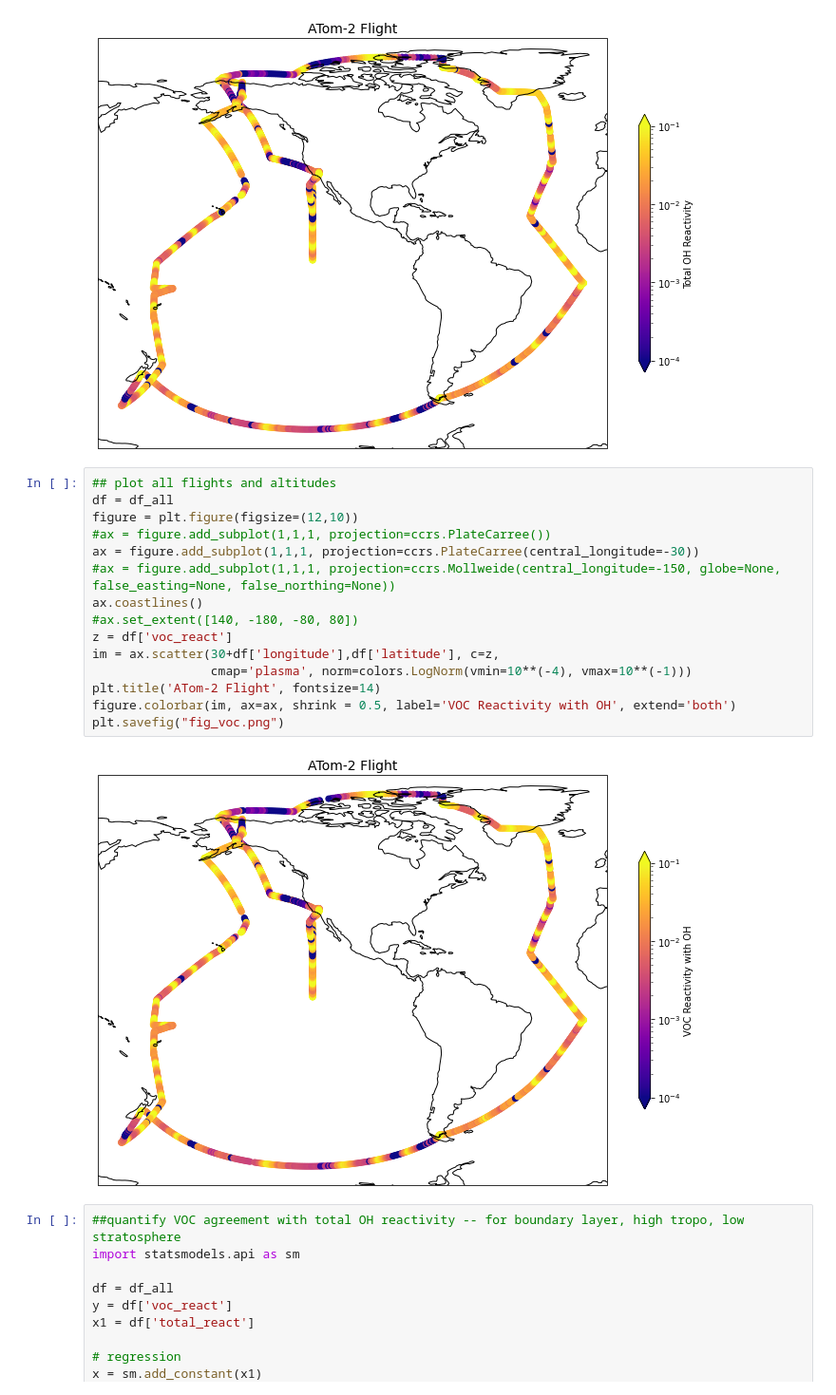
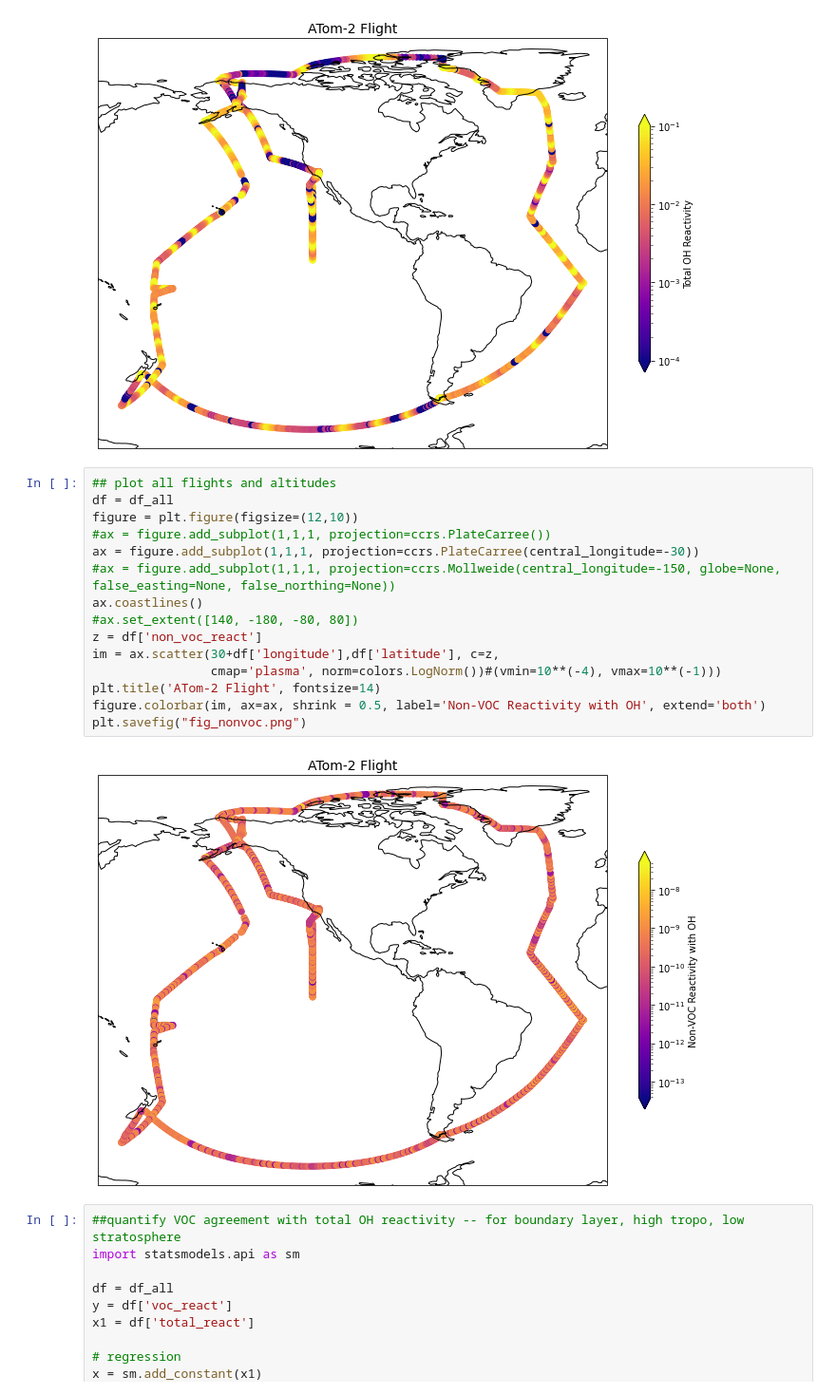
Before and after one commit to kaabre/621, a Jupyter notebook: presentation_plots.ipynb, the cells around one changed output. Shown at 95% size. Saved outputs shown, nothing was run; the diff lists cells and outputs as text.

```diff
--- a/presentation_plots.ipynb
+++ b/presentation_plots.ipynb
@@ -162,20 +162,20 @@ print(z.min())
 # %%
 ## plot all flights and altitudes
 df = df_all
 figure = plt.figure(figsize=(12,10))
 #ax = figure.add_subplot(1,1,1, projection=ccrs.PlateCarree())
 ax = figure.add_subplot(1,1,1, projection=ccrs.PlateCarree(central_longitude=-30))
 #ax = figure.add_subplot(1,1,1, projection=ccrs.Mollweide(central_longitude=-150, globe=None, false_easting=None, false_northing=None))
 ax.coastlines()
 #ax.set_extent([140, -180, -80, 80])
-z = df['voc_react']
+z = df['non_voc_react']
 im = ax.scatter(30+df['longitude'],df['latitude'], c=z,
-                cmap='plasma', norm=colors.LogNorm(vmin=10**(-4), vmax=10**(-1)))
+                cmap='plasma', norm=colors.LogNorm())#(vmin=10**(-4), vmax=10**(-1)))
 plt.title('ATom-2 Flight', fontsize=14)
-figure.colorbar(im, ax=ax, shrink = 0.5, label='VOC Reactivity with OH', extend='both')
-plt.savefig("fig_voc.png")
+figure.colorbar(im, ax=ax, shrink = 0.5, label='Non-VOC Reactivity with OH', extend='both')
+plt.savefig("fig_nonvoc.png")
 # %% [output]
-[figure, old version]
+[figure, new version]
 # %%
 ##quantify VOC agreement with total OH reactivity -- for boundary layer, high tropo, low stratosphere
 import statsmodels.api as sm
```
Also changed, not shown: parts of 3 cells of this notebook, 4 other files.
